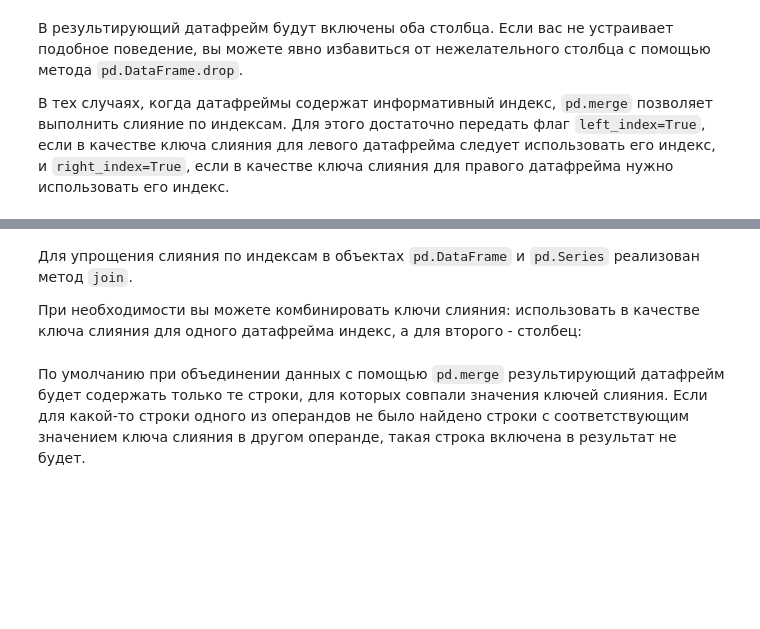
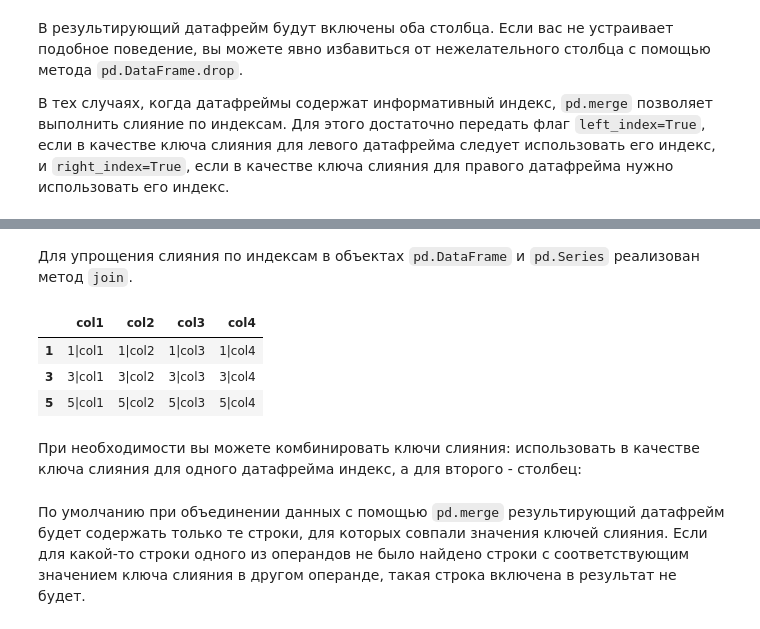
Before and after one commit to gvidon-7/python_mipt_dafe, a Jupyter notebook: lessons/sem02/lesson11/pandas_operations_complex.ipynb, the cells around one changed output, grey strips where cells are left out. Cells and saved outputs as stored; diff of their text form; code cells hidden in the pictures; blank space fills up the shorter version.

```diff
--- a/lessons/sem02/lesson11/pandas_operations_complex.ipynb
+++ b/lessons/sem02/lesson11/pandas_operations_complex.ipynb
@@ -274,6 +440,21 @@ pd.merge(
+# %% [markdown]
+Для упрощения слияния по индексам в объектах `pd.DataFrame` и `pd.Series` реализован метод `join`.
+# %%
+dataframe1 = create_df_from_index_and_columns(
+    columns=["col1", "col2"],
+    index=[1, 3, 5],
+)
+dataframe2 = create_df_from_index_and_columns(
+    columns=["col3", "col4"],
+    index=[1, 2, 3, 4, 5],
+)
+dataframe1.join(dataframe2)
+# %% [output]
+|  | col1 | col2 | col3 | col4 |
+| 1 | 1|col1 | 1|col2 | 1|col3 | 1|col4 |
+| 3 | 3|col1 | 3|col2 | 3|col3 | 3|col4 |
+| 5 | 5|col1 | 5|col2 | 5|col3 | 5|col4 |
 # %% [markdown]
-Для упрощения слияния по индексам в объектах `pd.DataFrame` и `pd.Series` реализован метод `join`.
-
 При необходимости вы можете комбинировать ключи слияния: использовать в качестве ключа слияния для одного датафрейма индекс, а для второго - столбец:
 # %%
 user_data.set_index("user_id", inplace=True)
```
Also changed, not shown: parts of 13 cells of this notebook.
